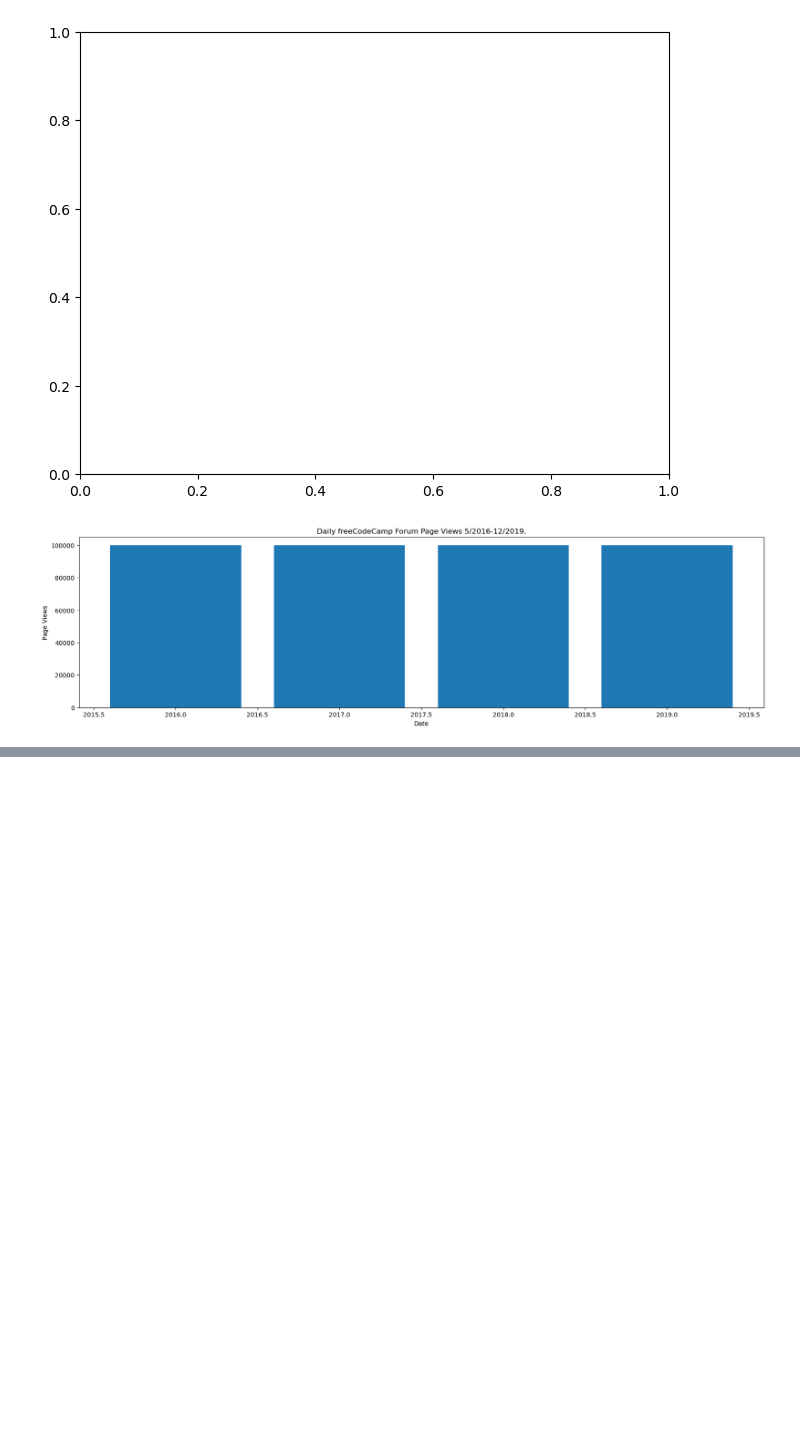
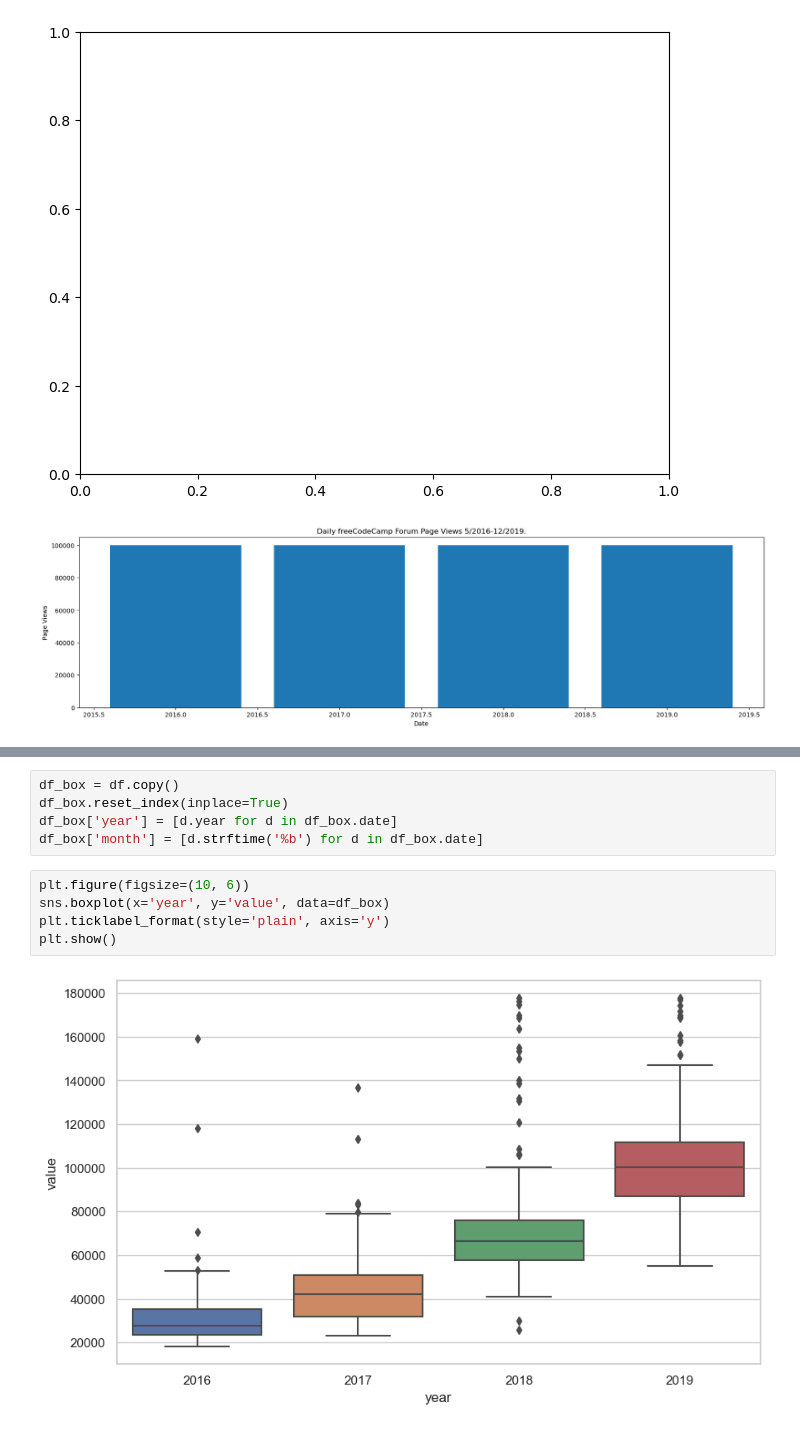
Before and after one commit to OuwaCavern/page-view-time-series-visualizer, a Jupyter notebook: Date Visualizer.ipynb, the cells around one changed output, grey strips where cells are left out. Cells and saved outputs as stored; diff of their text form; blank space fills up the shorter version.

```diff
--- a/Date Visualizer.ipynb
+++ b/Date Visualizer.ipynb
@@ -168,0 +240,12 @@ Text(0.5, 1.0, 'Daily freeCodeCamp Forum Page Views 5/2016-12/2019.')
+# %%
+df_box = df.copy()
+df_box.reset_index(inplace=True)
+df_box['year'] = [d.year for d in df_box.date]
+df_box['month'] = [d.strftime('%b') for d in df_box.date]
+# %%
+plt.figure(figsize=(10, 6))
+sns.boxplot(x='year', y='value', data=df_box)
+plt.ticklabel_format(style='plain', axis='y')
+plt.show()
+# %% [output]
+[figure, added]
```
Also changed, not shown: parts of 14 cells of this notebook, 4 other files.
